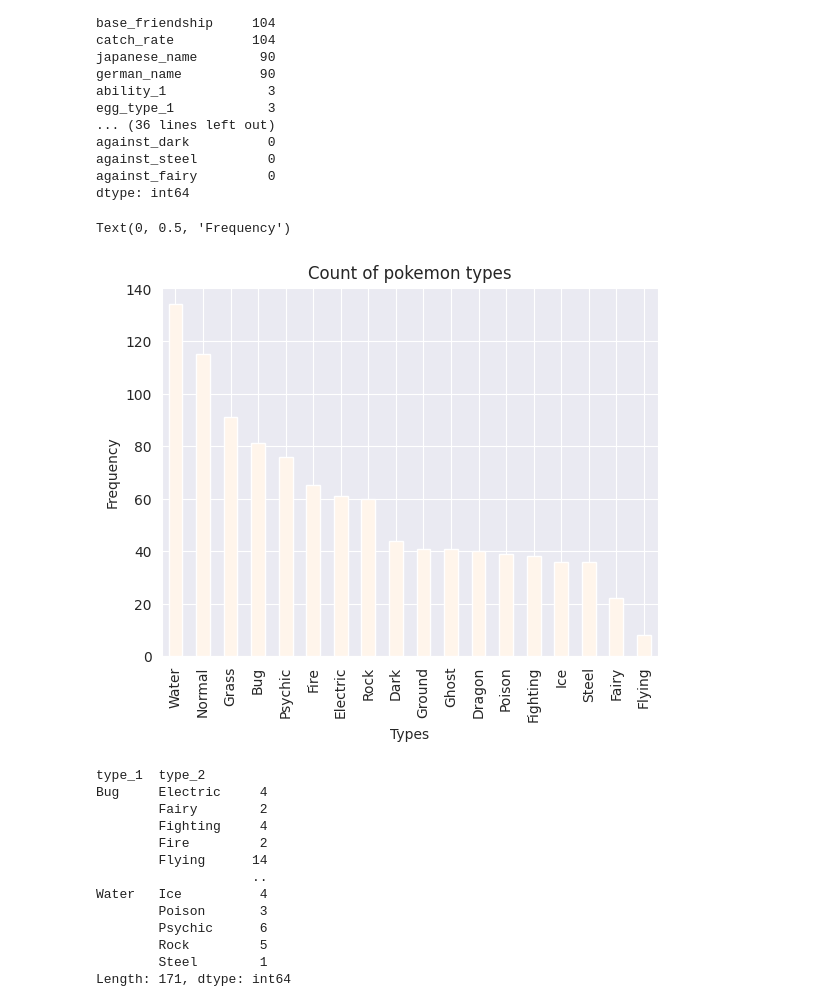
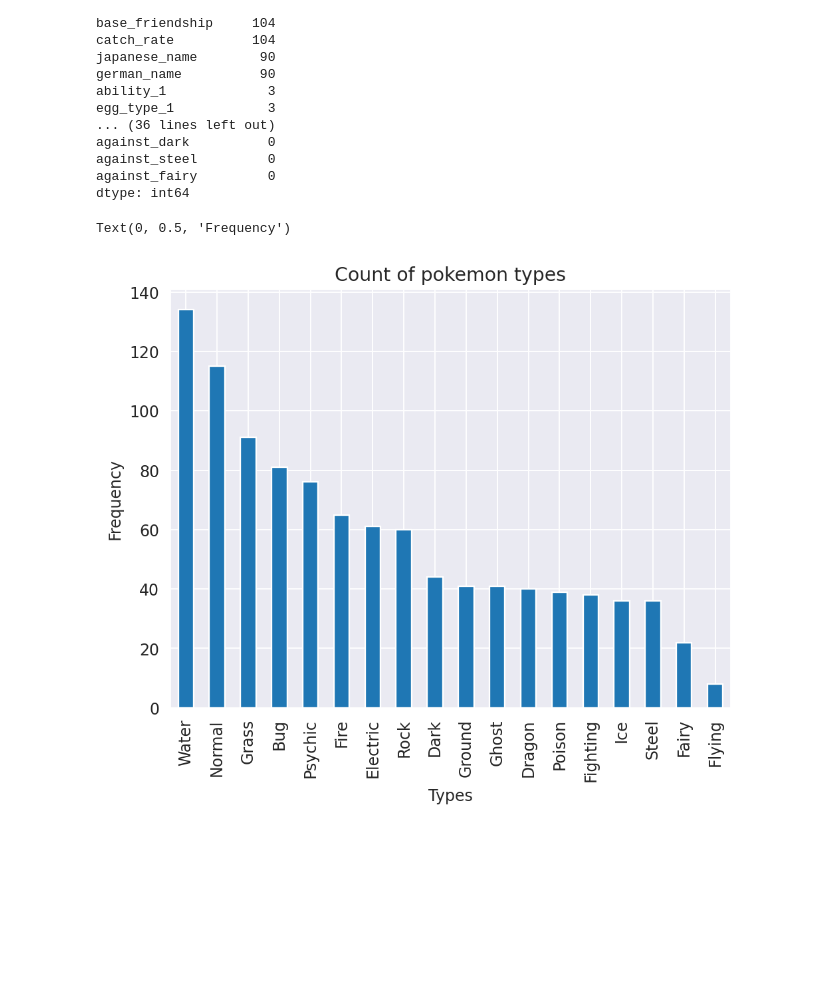
Before and after one commit to JurassicJey/PokemonEDA, a Jupyter notebook: EDA.ipynb, the cells around one changed output. Saved outputs shown, nothing was run; the diff lists cells and outputs as text; code cells hidden in the pictures; blank space fills up the shorter version.

```diff
--- a/EDA.ipynb
+++ b/EDA.ipynb
@@ -3,6 +3,9 @@ import pandas as pd
 import numpy as np
 import matplotlib.pyplot as plt
 import seaborn as sns
+# %%
+import matplotlib as mpl
+mpl.rcParams['figure.dpi']= 170
 # %%
 df = pd.read_csv('pokedex_(Update_05.20).csv')
 df.head()
@@ -88,25 +91,9 @@ against_steel         0
 against_fairy         0
 dtype: int64
 # %%
-ax = df["type_1"].value_counts().plot(kind = 'bar', title = 'Count of pokemon types', colormap = 'Oranges')
+ax = df["type_1"].value_counts().plot(kind = 'bar', title = 'Count of pokemon types')
 ax.set_xlabel('Types')
 ax.set_ylabel('Frequency')
 # %% [output]
 Text(0, 0.5, 'Frequency')
-[figure, old version]
+[figure, new version]
-# %%
-df.groupby(by=["type_1", "type_2"]).size()
-# %% [output]
-type_1  type_2
-Bug     Electric     4
-        Fairy        2
-        Fighting     4
-        Fire         2
-        Flying      14
-                    ..
-Water   Ice          4
-        Poison       3
-        Psychic      6
-        Rock         5
-        Steel        1
-Length: 171, dtype: int64
```
Also changed, not shown: parts of 13 cells of this notebook.
